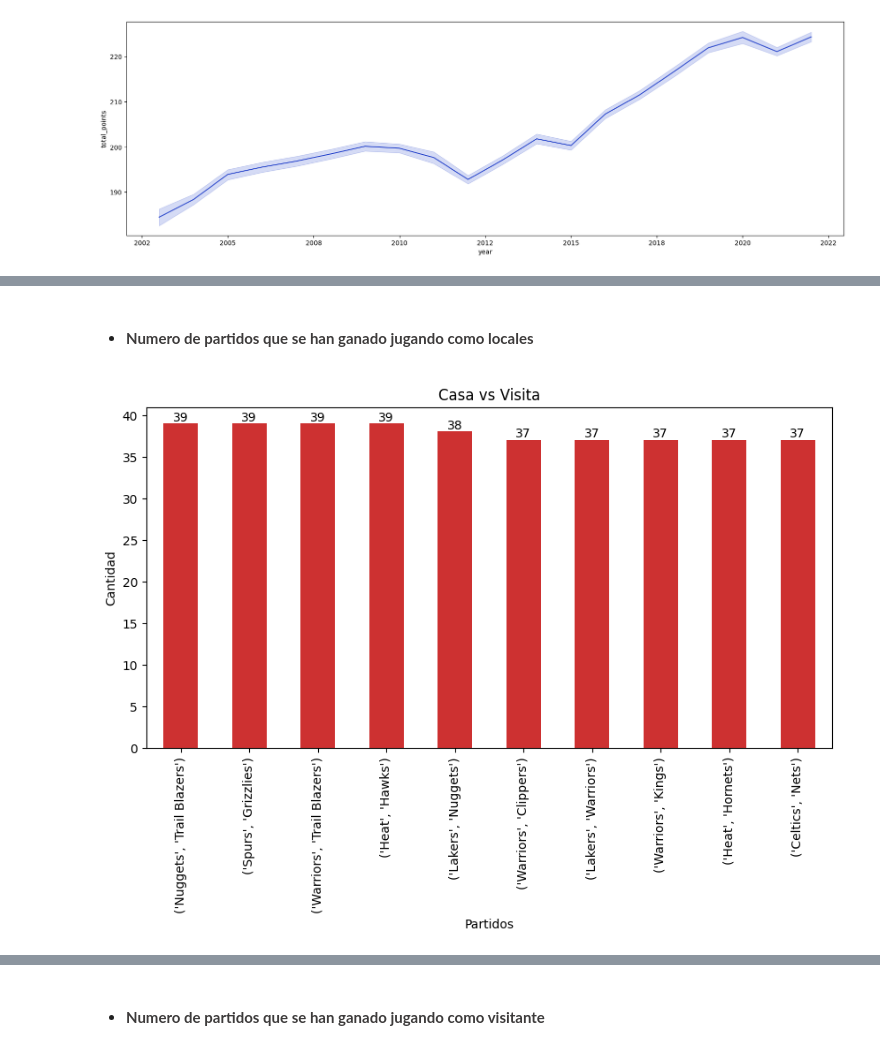
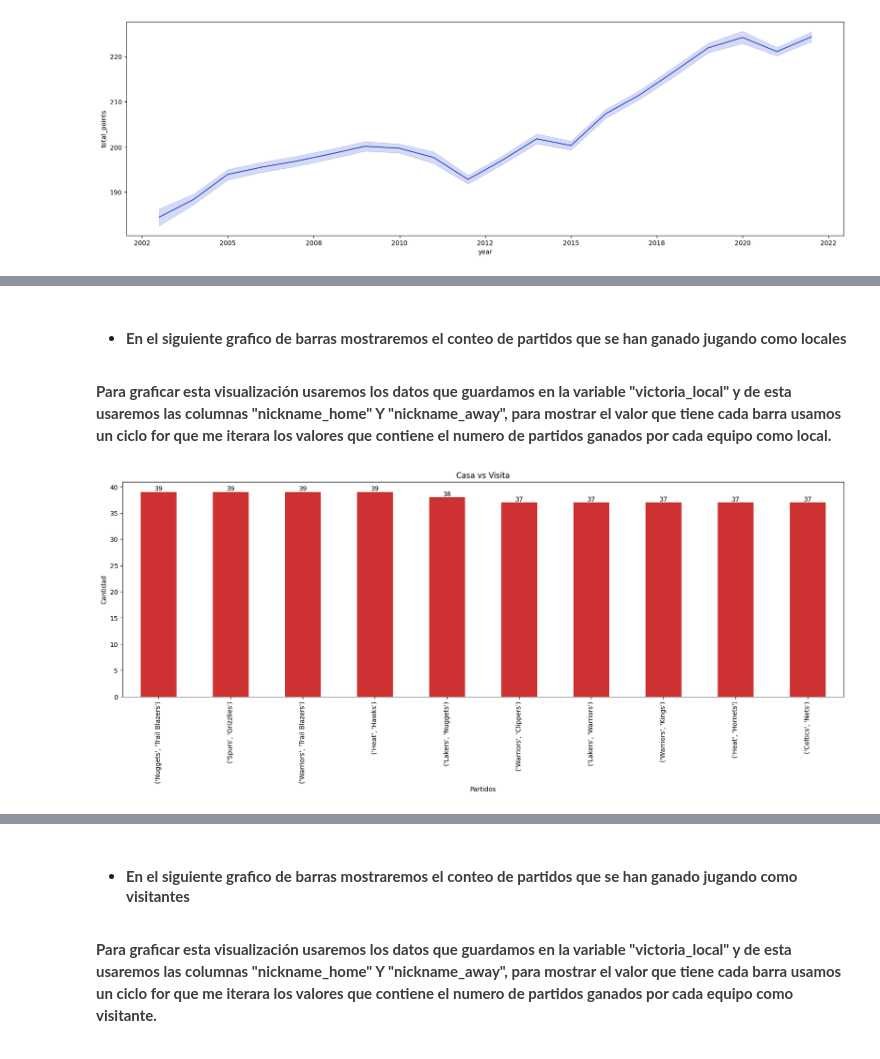
Before and after one commit to GabrielCastro1221/Analisis_de_datos_NBA_Jupyter_notebook, a Jupyter notebook: ProyectoDS_Gabriel_Castro_Ramirez.ipynb, the cells around one changed output, grey strips where cells are left out. Cells and saved outputs as stored; diff of their text form; code cells hidden in the pictures.

```diff
--- a/ProyectoDS_Gabriel_Castro_Ramirez.ipynb
+++ b/ProyectoDS_Gabriel_Castro_Ramirez.ipynb
@@ -432,22 +433,26 @@ plt.show()
 # %% [markdown]
 ![logo](./img/l.png)
 # %% [markdown]
-+ <h4 style="font-weight: bold; color: #3D3B3B;">Numero de partidos que se han ganado jugando como locales</h4>
++ <h4 style="font-weight: bold; color: #3D3B3B;">En el siguiente grafico de barras mostraremos el conteo de partidos que se han ganado jugando como locales</h4>
+# %% [markdown]
+<p style="font-weight: bold; color: #3D3B3B;">Para graficar esta visualización usaremos los datos que guardamos en la variable "victoria_local" y de esta usaremos las columnas "nickname_home" Y "nickname_away", para mostrar el valor que tiene cada barra usamos un ciclo for que me iterara los valores que contiene el numero de partidos ganados por cada equipo como local. </p>
 # %%
 x = victoria_local[["nickname_home", "nickname_away"]].value_counts()
-ax= x[:10].plot(kind="bar", figsize=[10,5], color="#CD3131")
+ax= x[:10].plot(kind="bar", figsize=[20,6], color="#CD3131")
 ax.set_title("Casa vs Visita")
 ax.set_xlabel("Partidos")
 ax.set_ylabel("Cantidad")
 ax.set_xticklabels(x.index[:10], rotation=90)
 for p in ax.patches:
     ax.annotate(f'{p.get_height()}', (p.get_x() + p.get_width()/2, p.get_height()), ha='center', va='bottom')
 plt.show()
 # %% [output]
-[figure, old version]
+[figure, new version]
 # %% [markdown]
 ![logo](./img/l.png)
 # %% [markdown]
-+ <h4 style="font-weight: bold; color: #3D3B3B;">Numero de partidos que se han ganado jugando como visitante</h4>
++ <h4 style="font-weight: bold; color: #3D3B3B;">En el siguiente grafico de barras mostraremos el conteo de partidos que se han ganado jugando como visitantes</h4>
+# %% [markdown]
+<p style="font-weight: bold; color: #3D3B3B;">Para graficar esta visualización usaremos los datos que guardamos en la variable "victoria_local" y de esta usaremos las columnas "nickname_home" Y "nickname_away", para mostrar el valor que tiene cada barra usamos un ciclo for que me iterara los valores que contiene el numero de partidos ganados por cada equipo como visitante. </p>
 # %%
 x = victoria_local[['nickname_away', 'nickname_home']].value_counts()
```
Also changed, not shown: parts of 4 cells of this notebook.
